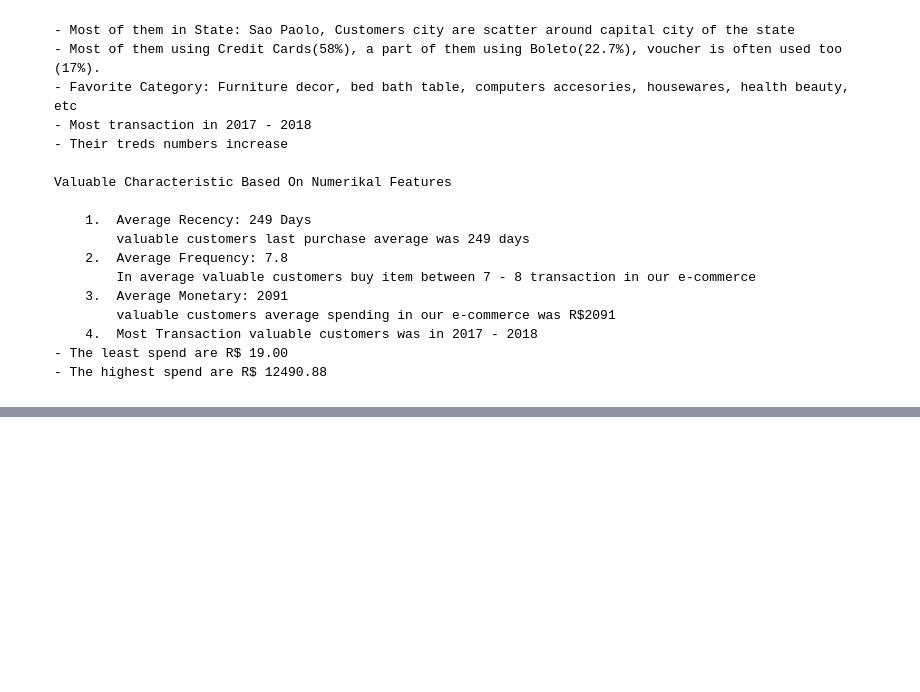
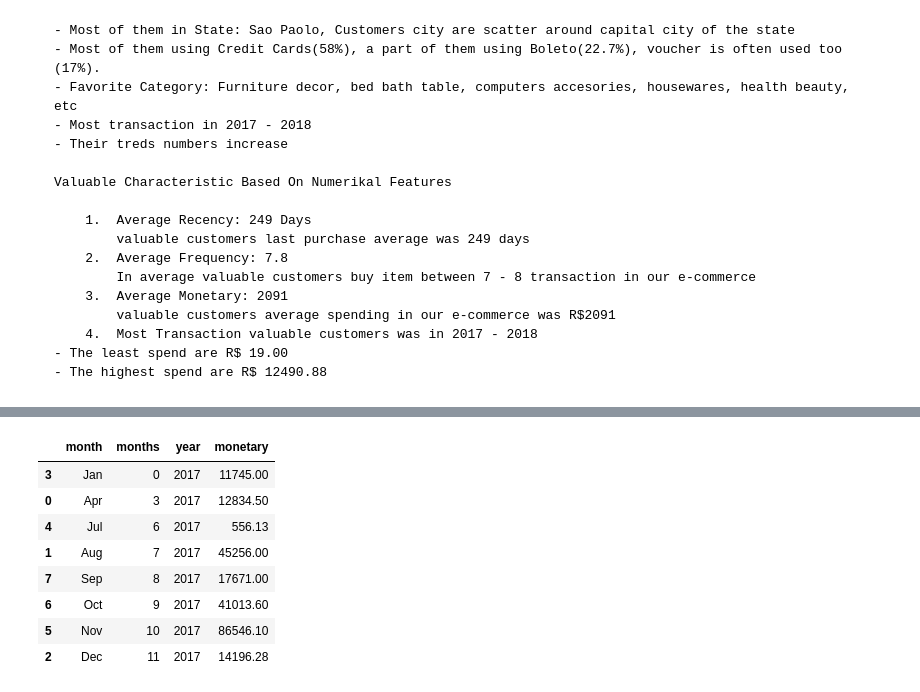
Before and after one commit to Faroja/Olist-Customers-Segementation, a Jupyter notebook: Analysis_Segmentation.ipynb, the cells around one changed output, grey strips where cells are left out. Drawn from its saved outputs; the diff is of its cells as text; code cells hidden in the pictures; blank space fills up the shorter version.

```diff
--- a/Analysis_Segmentation.ipynb
+++ b/Analysis_Segmentation.ipynb
@@ -878,0 +934,21 @@ fig.show()
+# %%
+ordered_months = ["Jan", "Feb", "Mar", "Apr", "May", "Jun",
+      "Jul", "Aug", "Sep", "Oct", "Nov", "Dec"]
+
+# sorting data accoring to ordered_months
+loyal['months']=loyal['month'].apply(lambda x:ordered_months.index(x))
+loyal = loyal.sort_values('months')
+# %%
+exclude_2016 = loyal[loyal['year'] != 2018]
+agg= exclude_2016.groupby(['month','months','year'])['monetary'].sum().reset_index().sort_values(by='months')
+agg
+# %% [output]
+|  | month | months | year | monetary |
+| 3 | Jan | 0 | 2017 | 11745.00 |
+| 0 | Apr | 3 | 2017 | 12834.50 |
+| 4 | Jul | 6 | 2017 | 556.13 |
+| 1 | Aug | 7 | 2017 | 45256.00 |
+| 7 | Sep | 8 | 2017 | 17671.00 |
+| 6 | Oct | 9 | 2017 | 41013.60 |
+| 5 | Nov | 10 | 2017 | 86546.10 |
+| 2 | Dec | 11 | 2017 | 14196.28 |
```
Also changed, not shown: parts of 42 cells of this notebook, 1 other file.
